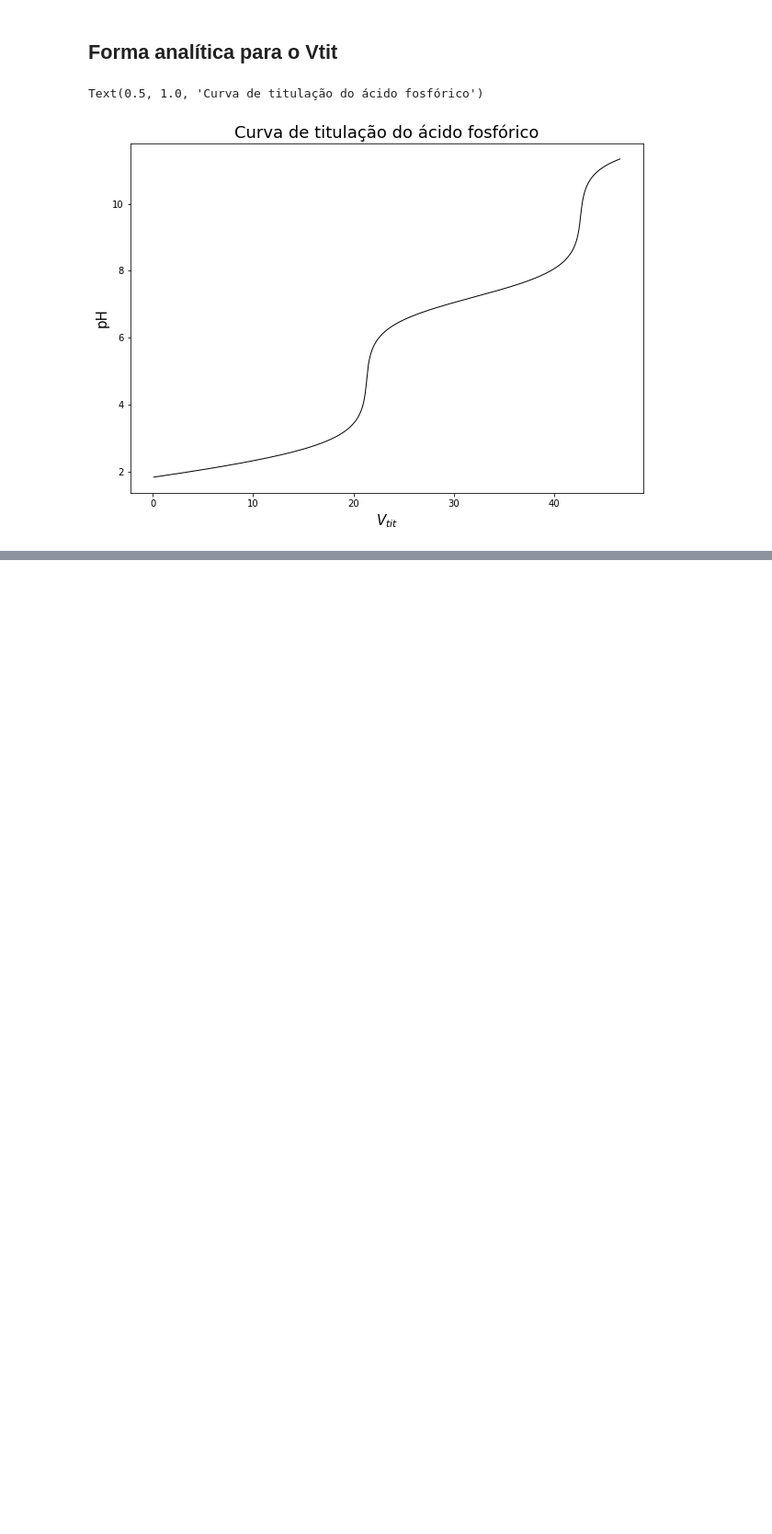
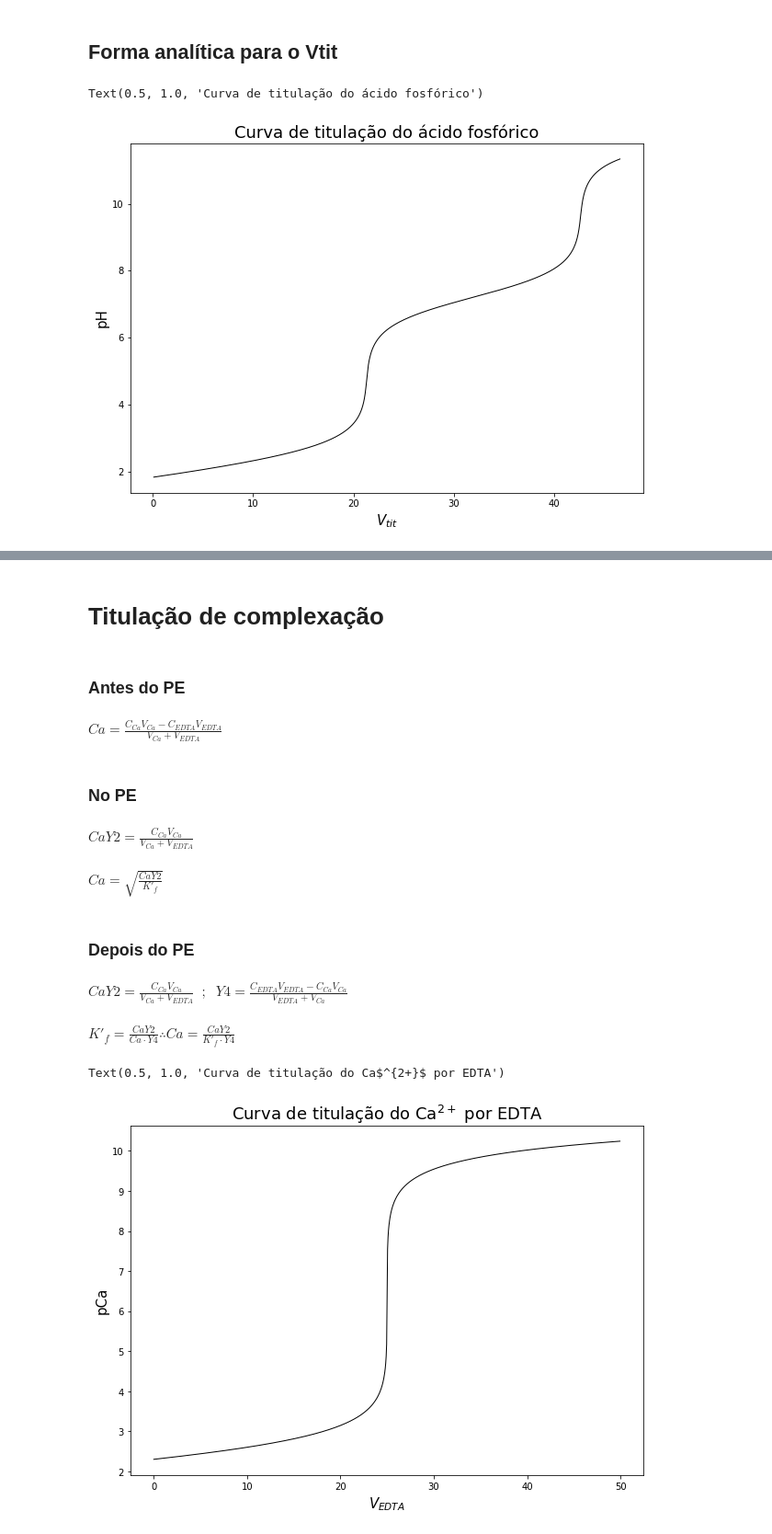
Before and after one commit to GustavoMarzullo/Curva-de-Titulacao, a Jupyter notebook: Curva de titulação.ipynb, the cells around one changed output, grey strips where cells are left out. Shown at 92% size. Cells and saved outputs as stored; diff of their text form; code cells hidden in the pictures; blank space fills up the shorter version.

```diff
--- a/Curva de titulação.ipynb
+++ b/Curva de titulação.ipynb
@@ -369,0 +407,60 @@ Text(0.5, 1.0, 'Curva de titulação do ácido fosfórico')
+# %% [markdown]
+# Titulação de complexação
+# %% [markdown]
+### Antes do PE
+# %% [markdown]
+$\displaystyle Ca=\frac{C_{Ca}V_{Ca}-C_{EDTA}V_{EDTA}}{V_{Ca}+V_{EDTA}}$
+# %% [markdown]
+### No PE
+# %% [markdown]
+$\displaystyle CaY2=  \frac{C_{Ca}V_{Ca}}{V_{Ca}+V_{EDTA}}$
+# %% [markdown]
+$\displaystyle Ca=\sqrt{\frac{CaY2}{K'_{f}}}$
+# %% [markdown]
+### Depois do PE
+# %% [markdown]
+$\displaystyle CaY2=  \frac{C_{Ca}V_{Ca}}{V_{Ca}+V_{EDTA}} \; \; ; \; \; \displaystyle Y4=\frac{C_{EDTA}V_{EDTA}-C_{Ca}V_{Ca}}{V_{EDTA}+V_{Ca}}$
+# %% [markdown]
+$\displaystyle K'_{f} = \frac{CaY2}{Ca \cdot Y4} \therefore { Ca=\frac{CaY2}{K'_{f}\cdot Y4} }$
+# %%
+def pCa(v_edta):
+    CCa=0.005
+    VCa=50
+    CEDTA=0.01
+    Kf=1.75e10
+
+    def antes_do_pe(v_edta):
+        return -log((CCa*VCa-CEDTA*v_edta)/(VCa+v_edta))
+
+    def no_pe(v_edta):
+        CaY2=(CCa*VCa)/(VCa+v_edta)
+        return -log(raiz(CaY2/Kf))
+
+    def depois_do_pe(v_edta):
+        CaY2=(CCa*VCa)/(VCa+v_edta)
+        Y4=(CEDTA*v_edta - CCa*VCa)/(VCa+v_edta)
+        return -log((CaY2)/(Kf*Y4))
+
+    PE=(CCa*VCa)/(CEDTA)
+
+    if v_edta<PE:
+        return antes_do_pe(v_edta)
+
+    elif v_edta==PE:
+        return no_pe(v_edta)
+
+    else:
+        return depois_do_pe(v_edta)
+# %%
+pca,vtit=[],[]
+for i in arange(0,50,0.05):
+    pca.append(pCa(i))
+    vtit.append(i)
+
+plt.plot(vtit,pca,linewidth=1,color='black')
+plt.xlabel('$V_{EDTA}$',size=15)
+plt.ylabel('pCa',size=15)
+plt.title('Curva de titulação do Ca$^{2+}$ por EDTA',size=18)
+# %% [output]
+Text(0.5, 1.0, 'Curva de titulação do Ca$^{2+}$ por EDTA')
+[figure, added]
```
Also changed, not shown: parts of 8 cells of this notebook.
